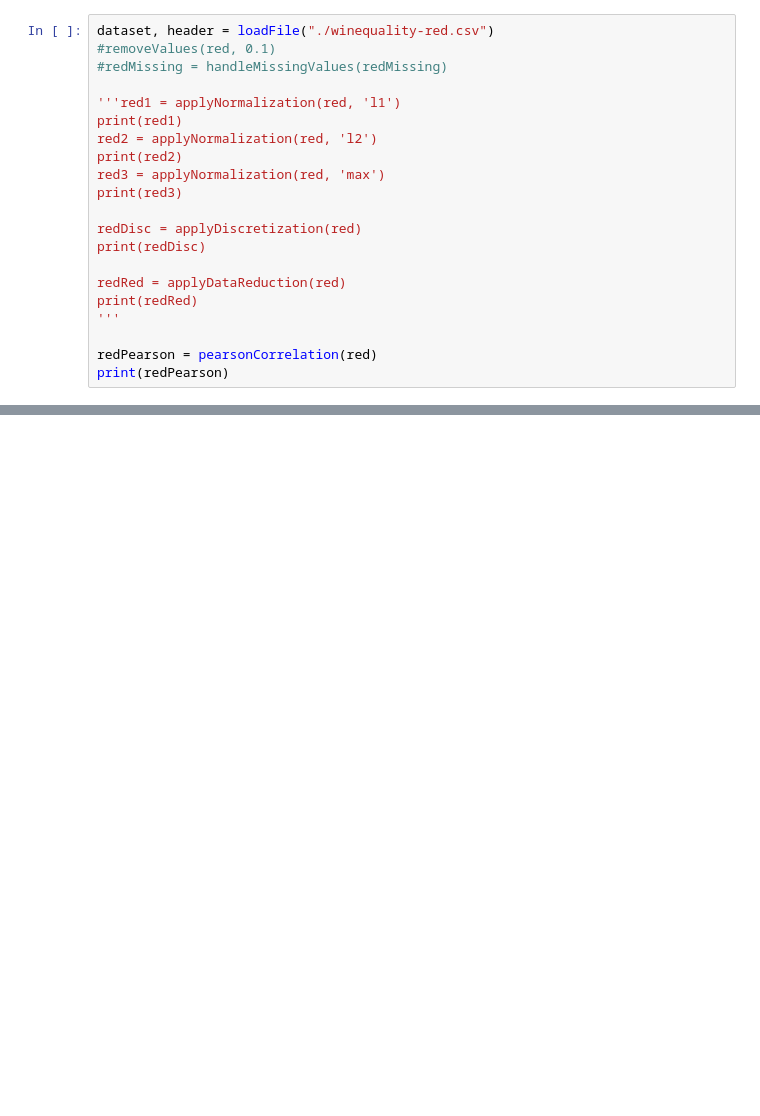
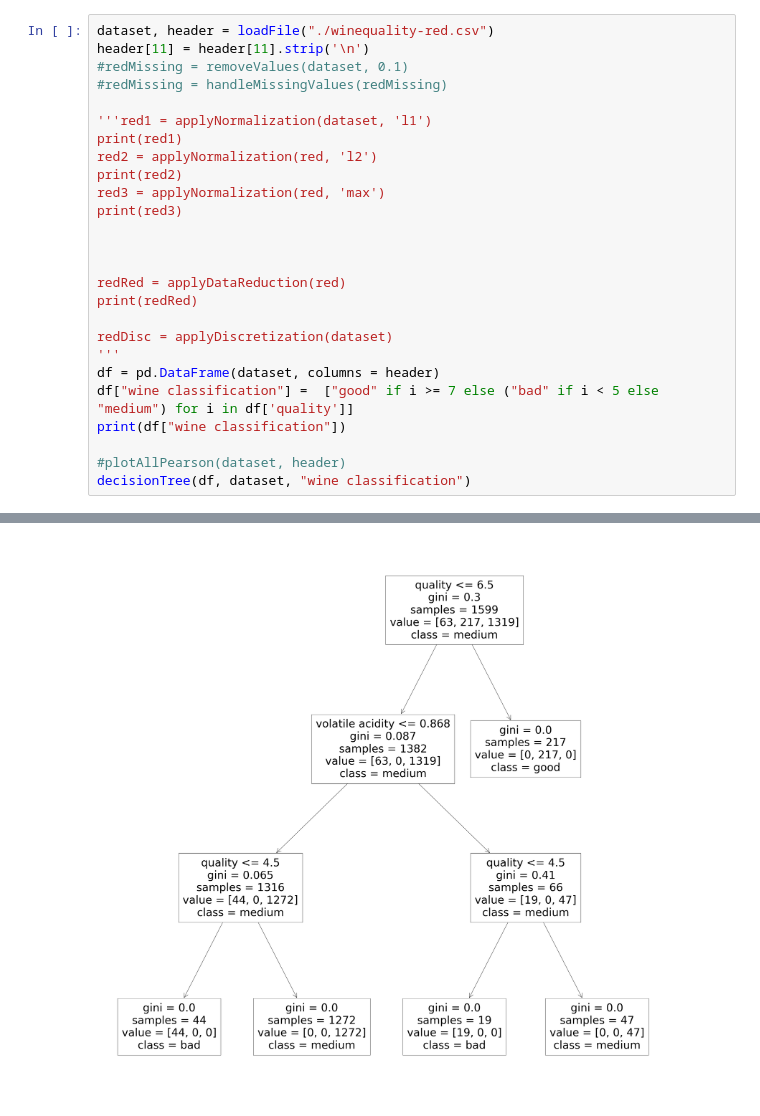
Before and after one commit to DiogoMendess/IAA-Project, a Jupyter notebook: IAA Final Project.ipynb, the cells around one changed output, grey strips where cells are left out. Cells and saved outputs as stored; diff of their text form; blank space fills up the shorter version.

Commit message:
Decision Tree and Pearson visualization

```diff
--- a/IAA Final Project.ipynb
+++ b/IAA Final Project.ipynb
@@ -48,22 +84,27 @@ def pearsonCorrelation(dataset):
 # %%
 dataset, header = loadFile("./winequality-red.csv")
-#removeValues(red, 0.1)
+header[11] = header[11].strip('\n')
+#redMissing = removeValues(dataset, 0.1)
 #redMissing = handleMissingValues(redMissing)
 
-'''red1 = applyNormalization(red, 'l1')
+'''red1 = applyNormalization(dataset, 'l1')
 print(red1)
 red2 = applyNormalization(red, 'l2')
 print(red2)
 red3 = applyNormalization(red, 'max')
 print(red3)
 
-redDisc = applyDiscretization(red)
-print(redDisc)
+
 
 redRed = applyDataReduction(red)
 print(redRed)
+
+redDisc = applyDiscretization(dataset)
 '''
+df = pd.DataFrame(dataset, columns = header)
+df["wine classification"] =  ["good" if i >= 7 else ("bad" if i < 5 else "medium") for i in df['quality']]
+print(df["wine classification"])
 
-redPearson = pearsonCorrelation(red)
-print(redPearson)
+#plotAllPearson(dataset, header)
+decisionTree(df, dataset, "wine classification")
 # %% [output]
@@ -71,0 +124 @@ print(redPearson)
+[figure, added]
```
Also changed, not shown: parts of 3 cells of this notebook.
